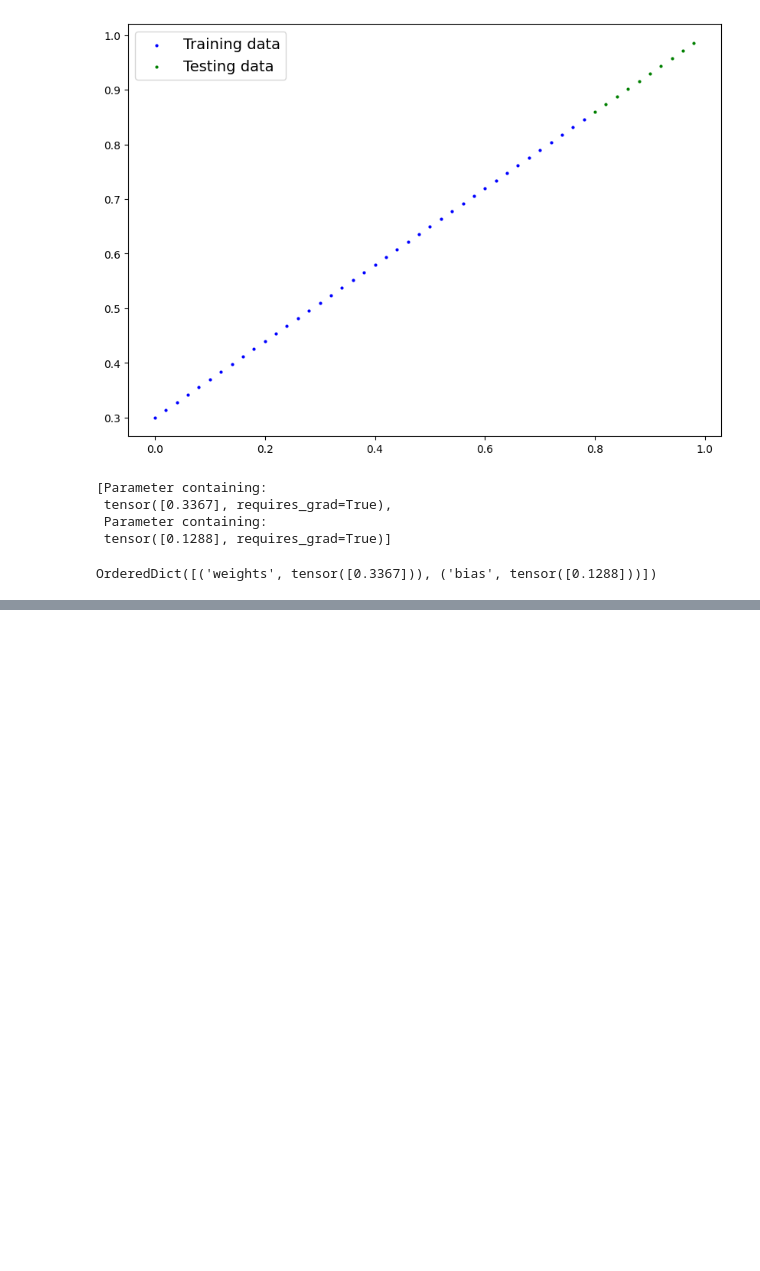
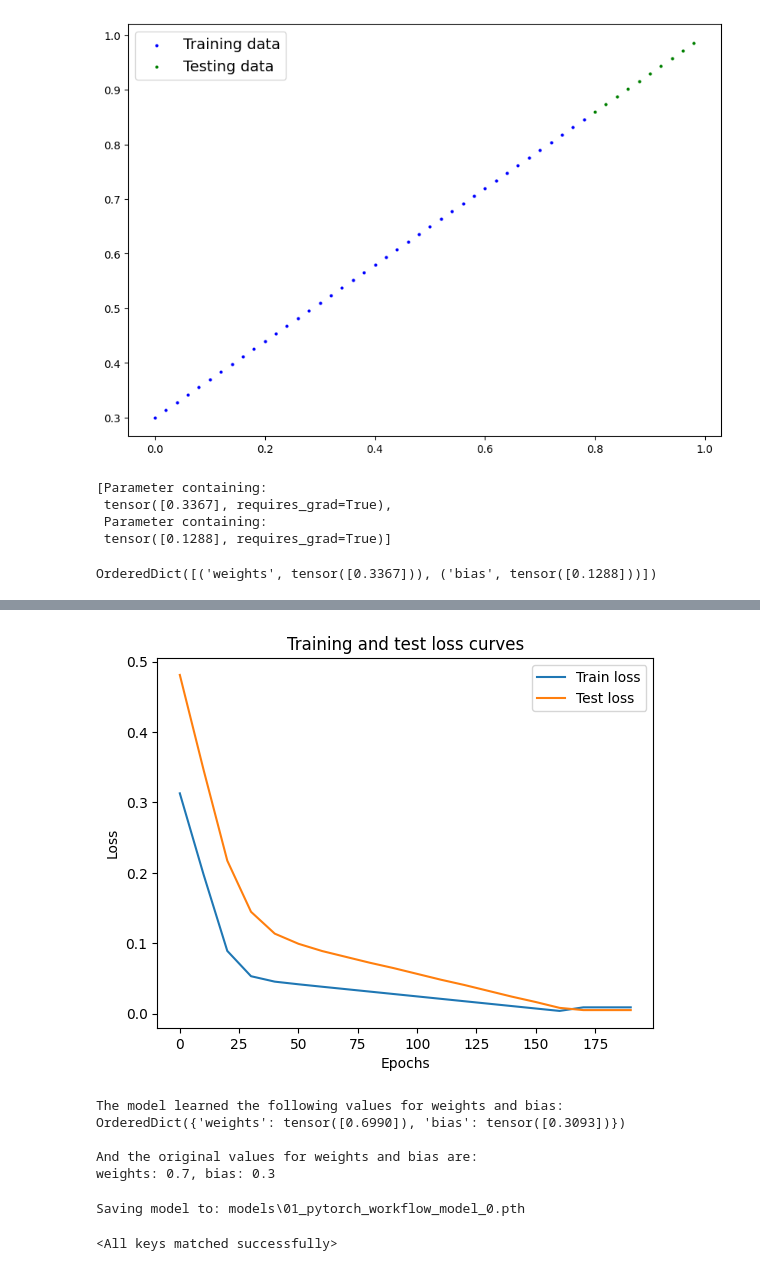
Before and after one commit to karoljarzabek0/learn_pytorch, a Jupyter notebook: 1_lesson.ipynb, the cells around one changed output, grey strips where cells are left out. Drawn from its saved outputs; the diff is of its cells as text; code cells hidden in the pictures; blank space fills up the shorter version.

```diff
--- a/1_lesson.ipynb
+++ b/1_lesson.ipynb
@@ -121,0 +218,47 @@ NotImplementedError: Module [LinearRegressionModel] is missing the required "for
+# %%
+# Plot the loss curves
+plt.plot(epoch_count, train_loss_values, label="Train loss")
+plt.plot(epoch_count, test_loss_values, label="Test loss")
+plt.title("Training and test loss curves")
+plt.ylabel("Loss")
+plt.xlabel("Epochs")
+plt.legend();
+# %% [output]
+[figure, added]
+# %%
+# Find our model's learned parameters
+print("The model learned the following values for weights and bias:")
+print(model_0.state_dict())
+print("\nAnd the original values for weights and bias are:")
+print(f"weights: {weight}, bias: {bias}")
+# %% [output]
+The model learned the following values for weights and bias:
+OrderedDict({'weights': tensor([0.6990]), 'bias': tensor([0.3093])})
+
+And the original values for weights and bias are:
+weights: 0.7, bias: 0.3
+# %%
+from pathlib import Path
+
+# 1. Create models directory
+MODEL_PATH = Path("models")
+MODEL_PATH.mkdir(parents=True, exist_ok=True)
+
+# 2. Create model save path
+MODEL_NAME = "01_pytorch_workflow_model_0.pth"
+MODEL_SAVE_PATH = MODEL_PATH / MODEL_NAME
+
+# 3. Save the model state dict
+print(f"Saving model to: {MODEL_SAVE_PATH}")
+torch.save(obj=model_0.state_dict(), # only saving the state_dict() only saves the models learned parameters
+           f=MODEL_SAVE_PATH)
+# %% [output]
+Saving model to: models\01_pytorch_workflow_model_0.pth
+# %%
+# Instantiate a new instance of our model (this will be instantiated with random weights)
+loaded_model_0 = LinearRegressionModel()
+
+# Load the state_dict of our saved model (this will update the new instance of our model with trained weights)
+loaded_model_0.load_state_dict(torch.load(f=MODEL_SAVE_PATH))
+# %% [output]
+<All keys matched successfully>
```
Also changed, not shown: parts of 9 cells of this notebook, 1 other file.
